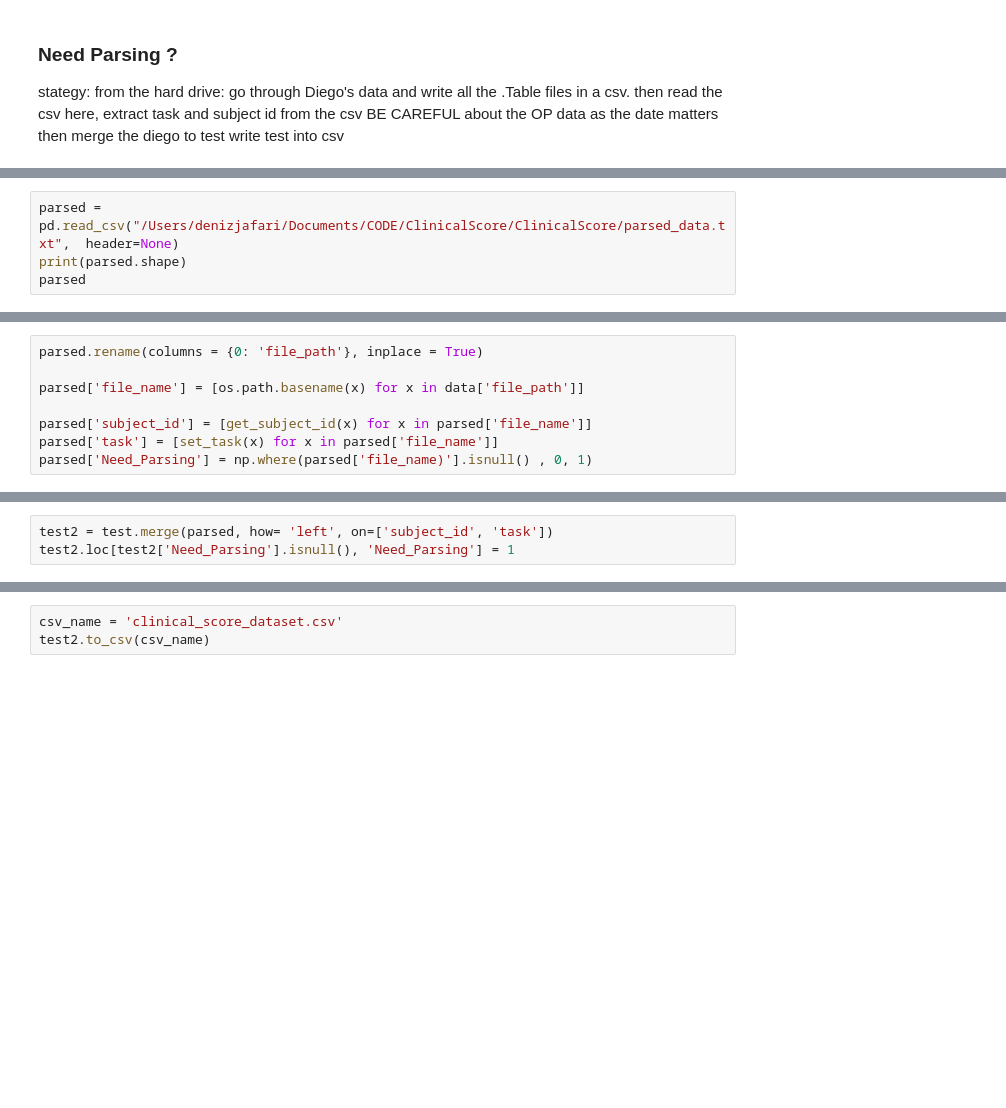
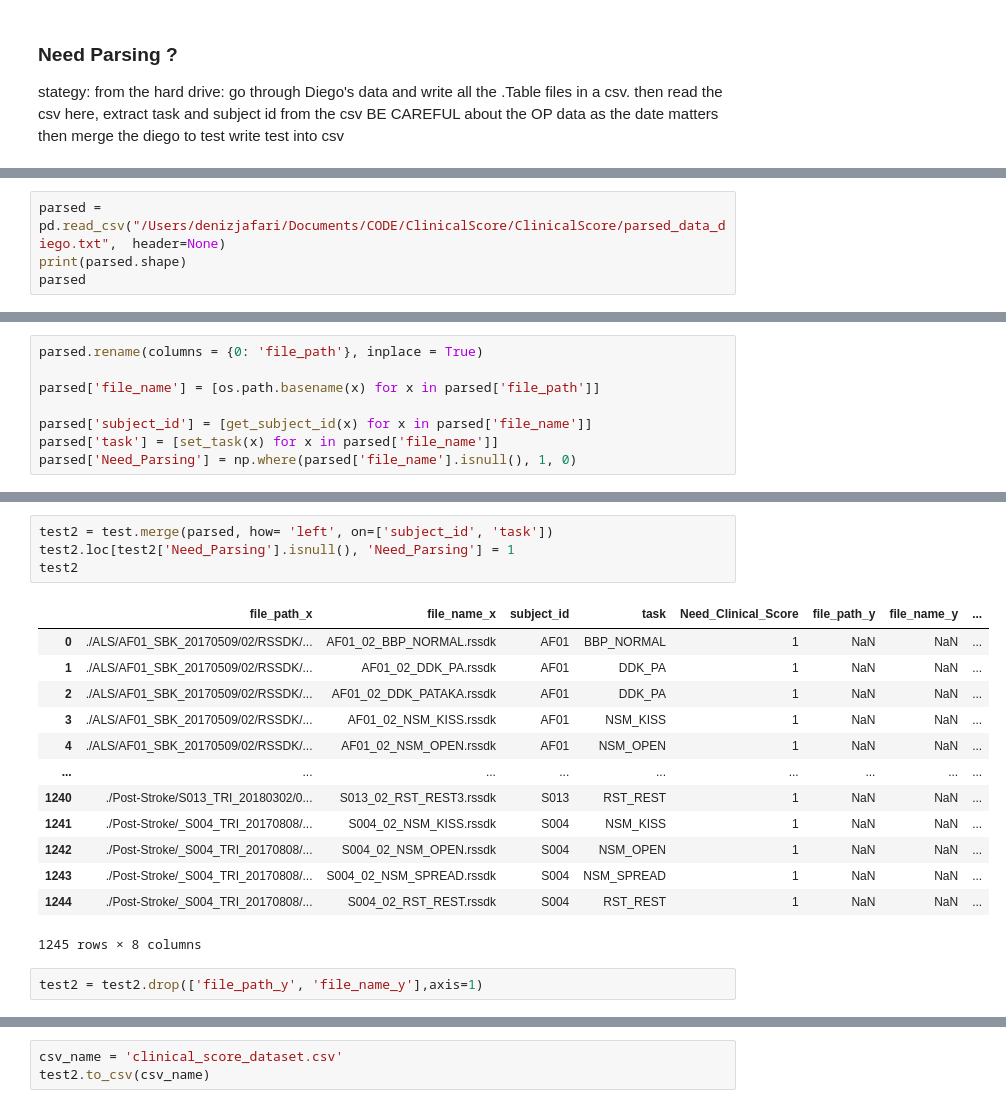
Before and after one commit to denizjafari/ClinicalScore, a Jupyter notebook: data_availability.ipynb, the cells around one changed output, grey strips where cells are left out. Drawn from its saved outputs; the diff is of its cells as text; blank space fills up the shorter version.

```diff
--- a/data_availability.ipynb
+++ b/data_availability.ipynb
@@ -324,4 +352,4 @@ print(file.read())
 # %%
-parsed = pd.read_csv("/Users/denizjafari/Documents/CODE/ClinicalScore/ClinicalScore/parsed_data.txt",  header=None)
+parsed = pd.read_csv("/Users/denizjafari/Documents/CODE/ClinicalScore/ClinicalScore/parsed_data_diego.txt",  header=None)
 print(parsed.shape)
 parsed
@@ -328,8 +371,8 @@ parsed
 # %%
 parsed.rename(columns = {0: 'file_path'}, inplace = True)
 
-parsed['file_name'] = [os.path.basename(x) for x in data['file_path']]
+parsed['file_name'] = [os.path.basename(x) for x in parsed['file_path']]
 
 parsed['subject_id'] = [get_subject_id(x) for x in parsed['file_name']]
 parsed['task'] = [set_task(x) for x in parsed['file_name']]
-parsed['Need_Parsing'] = np.where(parsed['file_name)'].isnull() , 0, 1)
+parsed['Need_Parsing'] = np.where(parsed['file_name'].isnull(), 1, 0)
@@ -336,3 +395,20 @@ parsed['Need_Parsing'] = np.where(parsed['file_name)'].isnull() , 0, 1)
 # %%
 test2 = test.merge(parsed, how= 'left', on=['subject_id', 'task'])
 test2.loc[test2['Need_Parsing'].isnull(), 'Need_Parsing'] = 1
+test2
+# %% [output]
+|  | file_path_x | file_name_x | subject_id | task | Need_Clinical_Score | file_path_y | file_name_y | ... |
+| 0 | ./ALS/AF01_SBK_20170509/02/RSSDK/... | AF01_02_BBP_NORMAL.rssdk | AF01 | BBP_NORMAL | 1 | NaN | NaN | ... |
+| 1 | ./ALS/AF01_SBK_20170509/02/RSSDK/... | AF01_02_DDK_PA.rssdk | AF01 | DDK_PA | 1 | NaN | NaN | ... |
+| 2 | ./ALS/AF01_SBK_20170509/02/RSSDK/... | AF01_02_DDK_PATAKA.rssdk | AF01 | DDK_PA | 1 | NaN | NaN | ... |
+| 3 | ./ALS/AF01_SBK_20170509/02/RSSDK/... | AF01_02_NSM_KISS.rssdk | AF01 | NSM_KISS | 1 | NaN | NaN | ... |
+| 4 | ./ALS/AF01_SBK_20170509/02/RSSDK/... | AF01_02_NSM_OPEN.rssdk | AF01 | NSM_OPEN | 1 | NaN | NaN | ... |
+| ... | ... | ... | ... | ... | ... | ... | ... | ... |
+| 1240 | ./Post-Stroke/S013_TRI_20180302/0... | S013_02_RST_REST3.rssdk | S013 | RST_REST | 1 | NaN | NaN | ... |
+| 1241 | ./Post-Stroke/_S004_TRI_20170808/... | S004_02_NSM_KISS.rssdk | S004 | NSM_KISS | 1 | NaN | NaN | ... |
+| 1242 | ./Post-Stroke/_S004_TRI_20170808/... | S004_02_NSM_OPEN.rssdk | S004 | NSM_OPEN | 1 | NaN | NaN | ... |
+| 1243 | ./Post-Stroke/_S004_TRI_20170808/... | S004_02_NSM_SPREAD.rssdk | S004 | NSM_SPREAD | 1 | NaN | NaN | ... |
+| 1244 | ./Post-Stroke/_S004_TRI_20170808/... | S004_02_RST_REST.rssdk | S004 | RST_REST | 1 | NaN | NaN | ... |
+1245 rows × 8 columns
+# %%
+test2 = test2.drop(['file_path_y', 'file_name_y'],axis=1)
```
Also changed, not shown: parts of 11 cells of this notebook.
